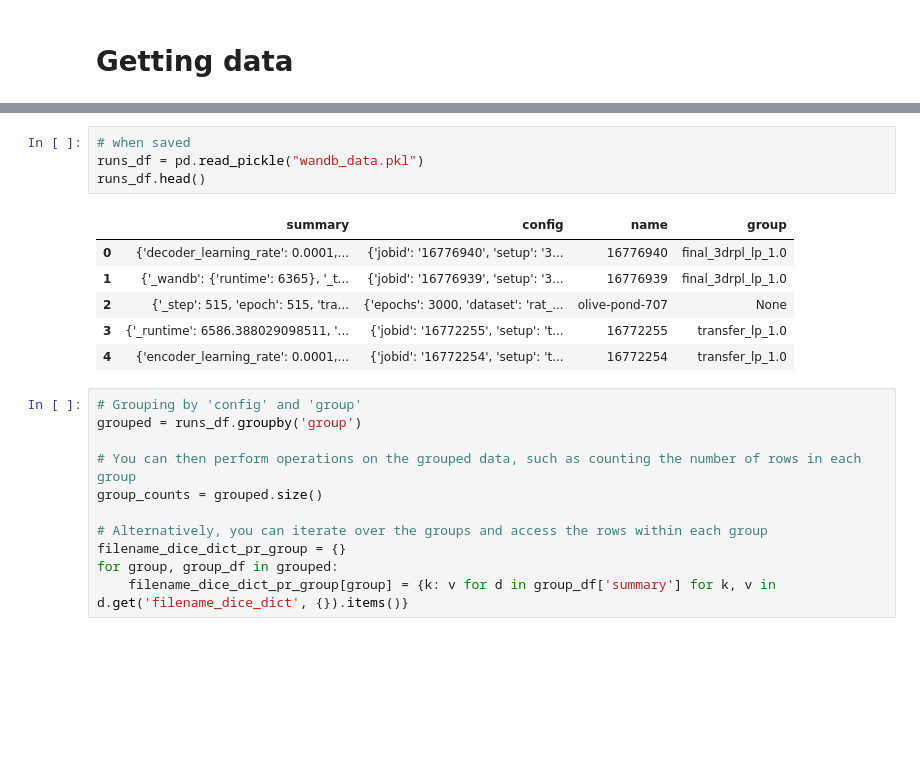
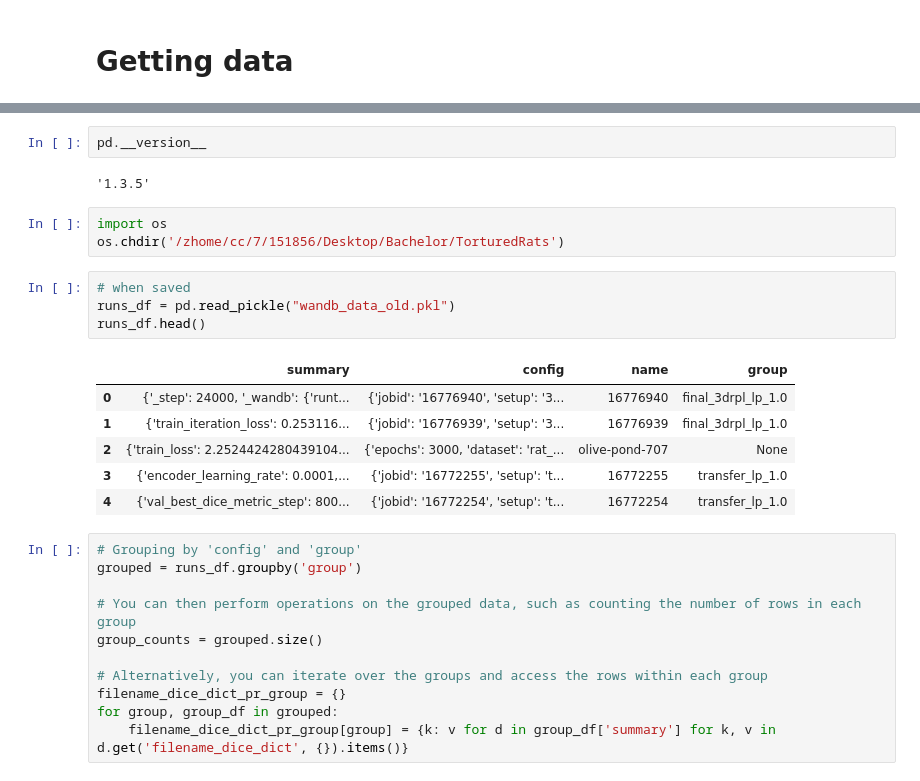
Before and after one commit to Bachelor-Tortured-Rats/TorturedRats, a Jupyter notebook: notebooks/test_performance_analysis.ipynb, the cells around one changed output, grey strips where cells are left out. Saved outputs shown, nothing was run; the diff lists cells and outputs as text; blank space fills up the shorter version.

Commit message:
Data analysis and plots

```diff
--- a/notebooks/test_performance_analysis.ipynb
+++ b/notebooks/test_performance_analysis.ipynb
@@ -44,14 +46,21 @@ runs_df.to_pickle("wandb_data.pkl")
+# %%
+pd.__version__
+# %% [output]
+'1.3.5'
+# %%
+import os
+os.chdir('/zhome/cc/7/151856/Desktop/Bachelor/TorturedRats')
 # %%
 # when saved
-runs_df = pd.read_pickle("wandb_data.pkl")
+runs_df = pd.read_pickle("wandb_data_old.pkl")
 runs_df.head()
 # %% [output]
 |  | summary | config | name | group |
-| 0 | {'decoder_learning_rate': 0.0001,... | {'jobid': '16776940', 'setup': '3... | 16776940 | final_3drpl_lp_1.0 |
-| 1 | {'_wandb': {'runtime': 6365}, '_t... | {'jobid': '16776939', 'setup': '3... | 16776939 | final_3drpl_lp_1.0 |
-| 2 | {'_step': 515, 'epoch': 515, 'tra... | {'epochs': 3000, 'dataset': 'rat_... | olive-pond-707 | None |
-| 3 | {'_runtime': 6586.388029098511, '... | {'jobid': '16772255', 'setup': 't... | 16772255 | transfer_lp_1.0 |
-| 4 | {'encoder_learning_rate': 0.0001,... | {'jobid': '16772254', 'setup': 't... | 16772254 | transfer_lp_1.0 |
+| 0 | {'_step': 24000, '_wandb': {'runt... | {'jobid': '16776940', 'setup': '3... | 16776940 | final_3drpl_lp_1.0 |
+| 1 | {'train_iteration_loss': 0.253116... | {'jobid': '16776939', 'setup': '3... | 16776939 | final_3drpl_lp_1.0 |
+| 2 | {'train_loss': 2.2524424280439104... | {'epochs': 3000, 'dataset': 'rat_... | olive-pond-707 | None |
+| 3 | {'encoder_learning_rate': 0.0001,... | {'jobid': '16772255', 'setup': 't... | 16772255 | transfer_lp_1.0 |
+| 4 | {'val_best_dice_metric_step': 800... | {'jobid': '16772254', 'setup': 't... | 16772254 | transfer_lp_1.0 |
 # %%
 # Grouping by 'config' and 'group'
 grouped = runs_df.groupby('group')
```
Also changed, not shown: parts of 14 cells of this notebook, 7 other files.
